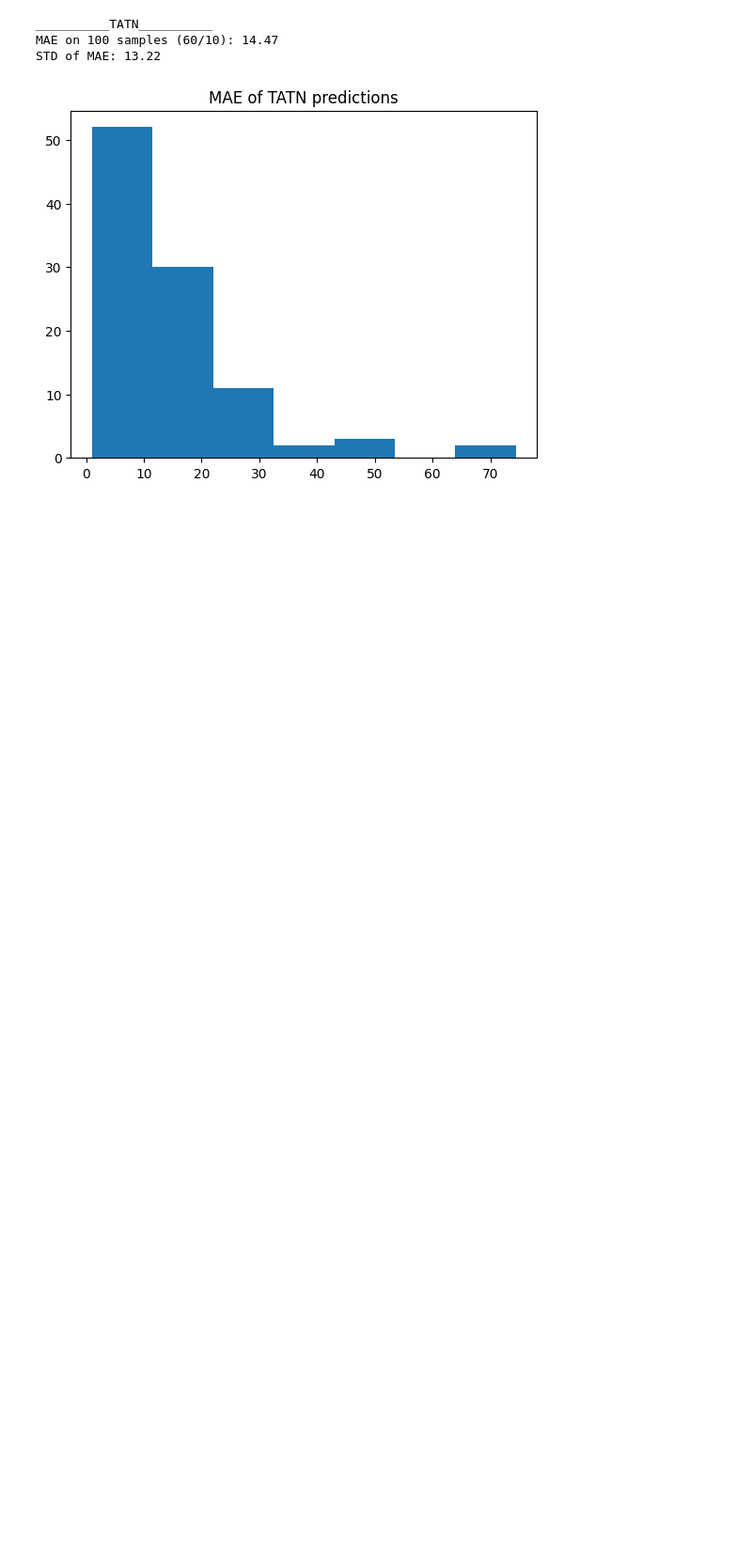
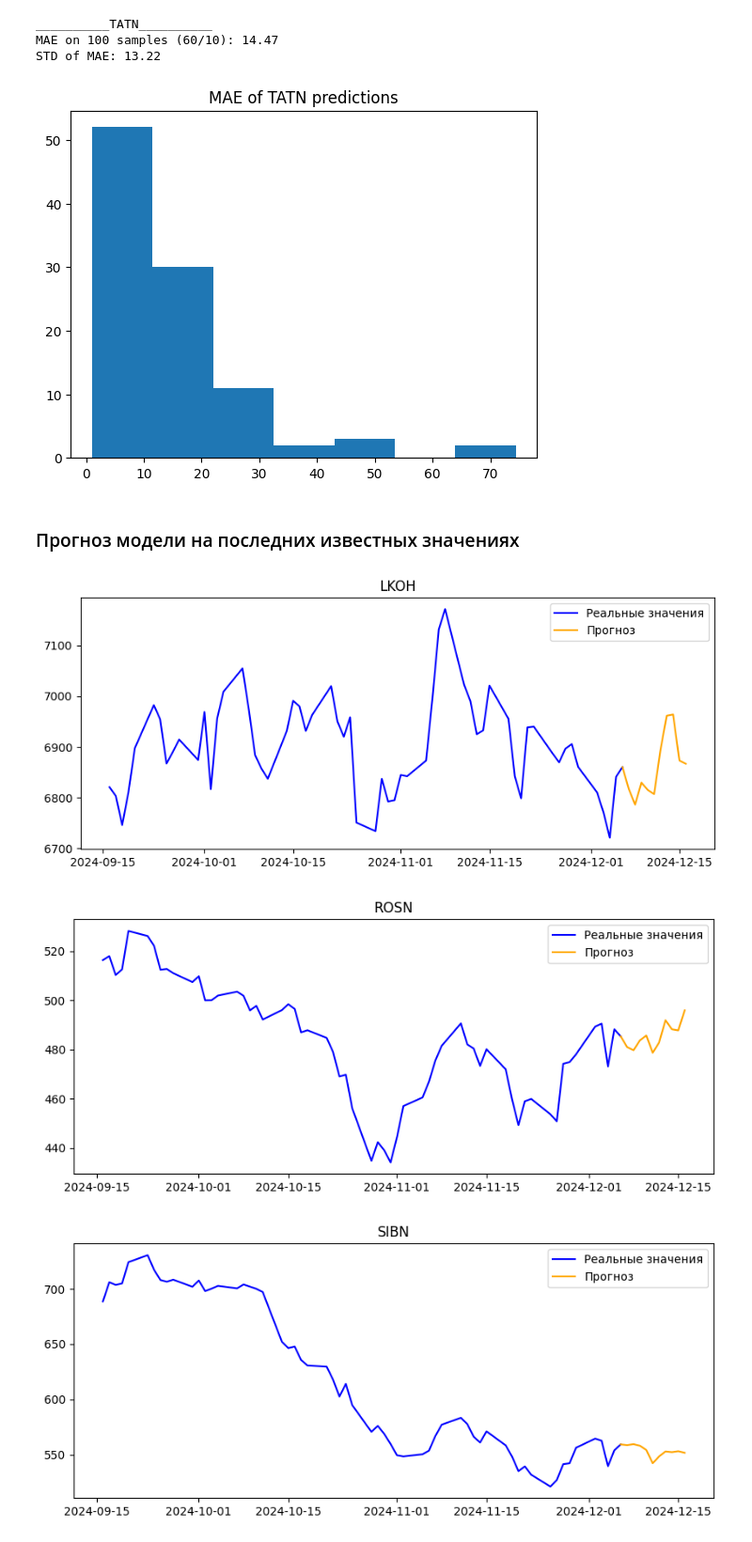
Before and after one commit to Avvonna/AI-YP24-75, a Jupyter notebook: 2_Baseline.ipynb, the cells around one changed output. Shown: that part at 94% size. Drawn from its saved outputs; the diff is of its cells as text; code cells hidden in the pictures; blank space fills up the shorter version.

```diff
--- a/2_Baseline.ipynb
+++ b/2_Baseline.ipynb
@@ -137,8 +137,10 @@ class ArimaEstimator(BaseEstimator, TransformerMixin):
         return self
 
 
-    def predict(self, X, n_periods=None):
+    def predict(self, X=None, n_periods=None):
         check_is_fitted(self)
+        if (X is None) and (n_periods is None):
+            raise ValueError("Either X or n_periods must be given to predict function")
         if n_periods is None:
             n_periods = len(X)
         return self.model_.predict(n_periods=n_periods)
@@ -299,3 +301,31 @@ __________TATN__________
 MAE on 100 samples (60/10): 14.47
 STD of MAE: 13.22
 [figure]
+# %% [markdown]
+### Прогноз модели на последних известных значениях
+# %%
+for col in ts_df:
+    X = ts_df[[col]].tail(train_window)
+    model = arima_estimator.fit(X.to_numpy())
+
+    pred = model.predict(n_periods=test_window)
+    pred_index = pd.date_range(start=X.index[-1] + pd.Timedelta(days=1), periods=test_window, freq='D')
+    pred = pd.Series(pred)
+    pred.index = pred_index
+
+    pred = pd.concat([X[col].iloc[-1:], pred])
+
+    combined = pd.concat([X[col], pred])
+
+    plt.figure(figsize=(10, 4))
+
+    plt.plot(X.index, X[col], label='Реальные значения', color='blue')
+    plt.plot(pred.index, pred, label='Прогноз', color='orange')
+
+    plt.title(col)
+    plt.legend()
+    plt.show()
+# %% [output]
+[figure, added]
+[figure, added]
+[figure, added]
```
Also changed, not shown: parts of 6 cells of this notebook, 4 other files.
